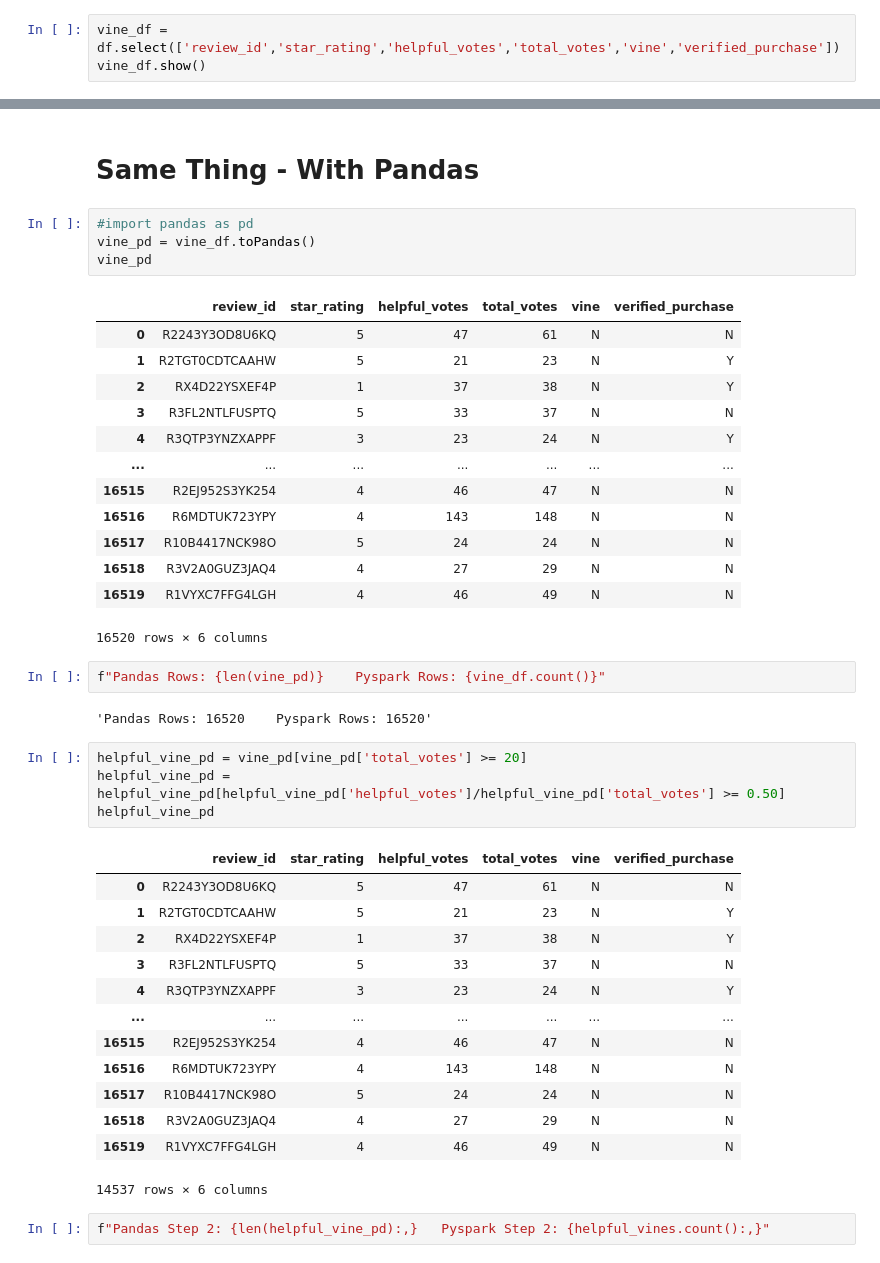
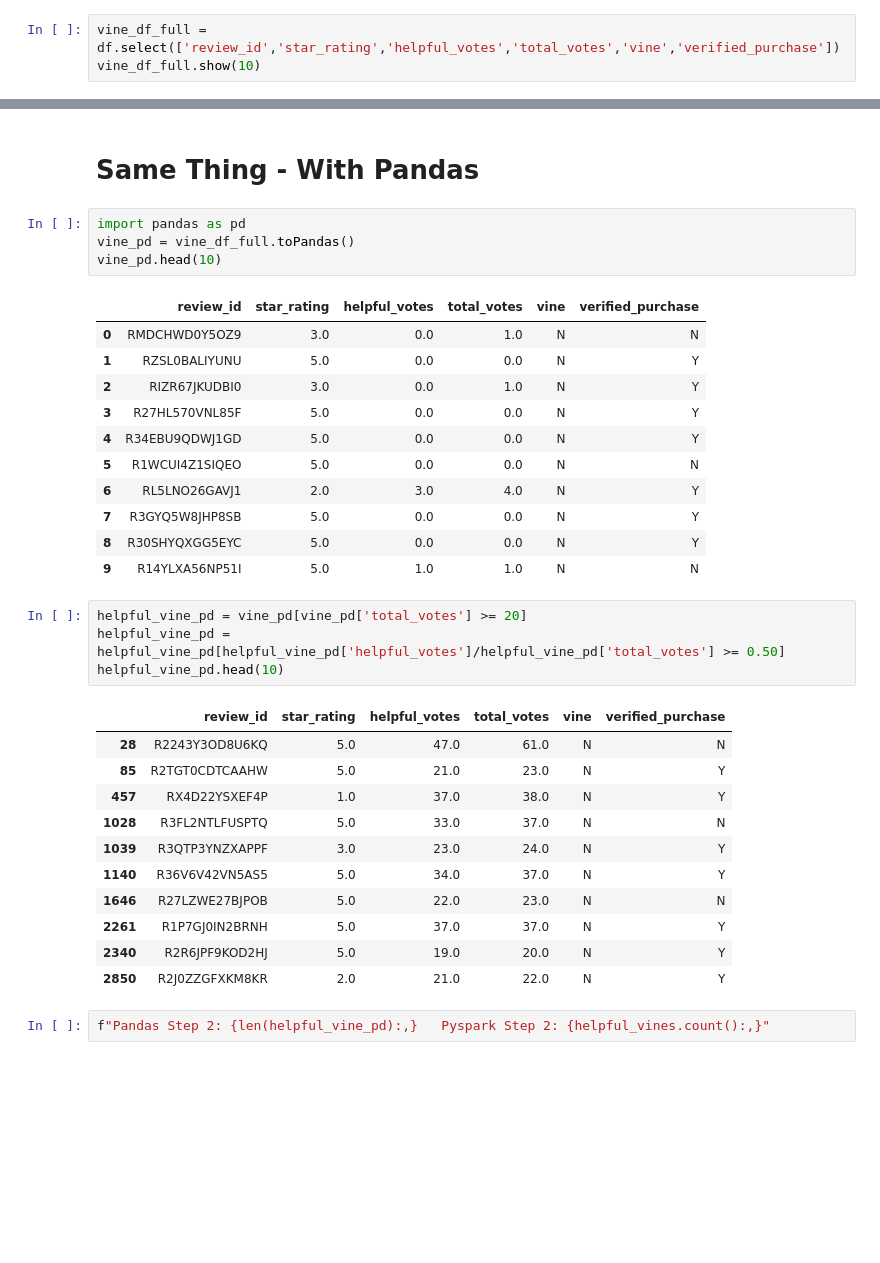
Before and after one commit to TaylorVellios/Amazon_Vine_Analysis, a Jupyter notebook: Vine_Review_Analysis.ipynb, the cells around one changed output, grey strips where cells are left out. Drawn from its saved outputs; the diff is of its cells as text; blank space fills up the shorter version.

Commit message:
Vine Review - Spark and Pandas

```diff
--- a/Vine_Review_Analysis.ipynb
+++ b/Vine_Review_Analysis.ipynb
@@ -83,6 +81,6 @@ only showing top 20 rows
 # %%
-vine_df = df.select(['review_id','star_rating','helpful_votes','total_votes','vine','verified_purchase'])
-vine_df.show()
+vine_df_full = df.select(['review_id','star_rating','helpful_votes','total_votes','vine','verified_purchase'])
+vine_df_full.show(10)
 # %% [output]
 +--------------+-----------+-------------+-----------+----+-----------------+
 |     review_id|star_rating|helpful_votes|total_votes|vine|verified_purchase|
@@ -196,45 +188,37 @@ help_n_sum.withColumn('5_Star_Percent', (help_n_sum['5Star_Reviews']/help_n_sum[
 # %% [markdown]
 # Same Thing - With Pandas
 # %%
-#import pandas as pd
-vine_pd = vine_df.toPandas()
-vine_pd
+import pandas as pd
+vine_pd = vine_df_full.toPandas()
+vine_pd.head(10)
 # %% [output]
 |  | review_id | star_rating | helpful_votes | total_votes | vine | verified_purchase |
-| 0 | R2243Y3OD8U6KQ | 5 | 47 | 61 | N | N |
-| 1 | R2TGT0CDTCAAHW | 5 | 21 | 23 | N | Y |
-| 2 | RX4D22YSXEF4P | 1 | 37 | 38 | N | Y |
-| 3 | R3FL2NTLFUSPTQ | 5 | 33 | 37 | N | N |
-| 4 | R3QTP3YNZXAPPF | 3 | 23 | 24 | N | Y |
-| ... | ... | ... | ... | ... | ... | ... |
-| 16515 | R2EJ952S3YK254 | 4 | 46 | 47 | N | N |
-| 16516 | R6MDTUK723YPY | 4 | 143 | 148 | N | N |
-| 16517 | R10B4417NCK98O | 5 | 24 | 24 | N | N |
-| 16518 | R3V2A0GUZ3JAQ4 | 4 | 27 | 29 | N | N |
-| 16519 | R1VYXC7FFG4LGH | 4 | 46 | 49 | N | N |
+| 0 | RMDCHWD0Y5OZ9 | 3.0 | 0.0 | 1.0 | N | N |
+| 1 | RZSL0BALIYUNU | 5.0 | 0.0 | 0.0 | N | Y |
+| 2 | RIZR67JKUDBI0 | 3.0 | 0.0 | 1.0 | N | Y |
+| 3 | R27HL570VNL85F | 5.0 | 0.0 | 0.0 | N | Y |
+| 4 | R34EBU9QDWJ1GD | 5.0 | 0.0 | 0.0 | N | Y |
+| 5 | R1WCUI4Z1SIQEO | 5.0 | 0.0 | 0.0 | N | N |
+| 6 | RL5LNO26GAVJ1 | 2.0 | 3.0 | 4.0 | N | Y |
+| 7 | R3GYQ5W8JHP8SB | 5.0 | 0.0 | 0.0 | N | Y |
+| 8 | R30SHYQXGG5EYC | 5.0 | 0.0 | 0.0 | N | Y |
+| 9 | R14YLXA56NP51I | 5.0 | 1.0 | 1.0 | N | N |
-16520 rows × 6 columns
-# %%
-f"Pandas Rows: {len(vine_pd)}    Pyspark Rows: {vine_df.count()}"
-# %% [output]
-'Pandas Rows: 16520    Pyspark Rows: 16520'
 # %%
 helpful_vine_pd = vine_pd[vine_pd['total_votes'] >= 20]
 helpful_vine_pd = helpful_vine_pd[helpful_vine_pd['helpful_votes']/helpful_vine_pd['total_votes'] >= 0.50]
-helpful_vine_pd
+helpful_vine_pd.head(10)
 # %% [output]
 |  | review_id | star_rating | helpful_votes | total_votes | vine | verified_purchase |
-| 0 | R2243Y3OD8U6KQ | 5 | 47 | 61 | N | N |
-| 1 | R2TGT0CDTCAAHW | 5 | 21 | 23 | N | Y |
-| 2 | RX4D22YSXEF4P | 1 | 37 | 38 | N | Y |
-| 3 | R3FL2NTLFUSPTQ | 5 | 33 | 37 | N | N |
-| 4 | R3QTP3YNZXAPPF | 3 | 23 | 24 | N | Y |
-| ... | ... | ... | ... | ... | ... | ... |
-| 16515 | R2EJ952S3YK254 | 4 | 46 | 47 | N | N |
-| 16516 | R6MDTUK723YPY | 4 | 143 | 148 | N | N |
-| 16517 | R10B4417NCK98O | 5 | 24 | 24 | N | N |
-| 16518 | R3V2A0GUZ3JAQ4 | 4 | 27 | 29 | N | N |
-| 16519 | R1VYXC7FFG4LGH | 4 | 46 | 49 | N | N |
+| 28 | R2243Y3OD8U6KQ | 5.0 | 47.0 | 61.0 | N | N |
+| 85 | R2TGT0CDTCAAHW | 5.0 | 21.0 | 23.0 | N | Y |
+| 457 | RX4D22YSXEF4P | 1.0 | 37.0 | 38.0 | N | Y |
+| 1028 | R3FL2NTLFUSPTQ | 5.0 | 33.0 | 37.0 | N | N |
+| 1039 | R3QTP3YNZXAPPF | 3.0 | 23.0 | 24.0 | N | Y |
+| 1140 | R36V6V42VN5AS5 | 5.0 | 34.0 | 37.0 | N | Y |
+| 1646 | R27LZWE27BJPOB | 5.0 | 22.0 | 23.0 | N | N |
+| 2261 | R1P7GJ0IN2BRNH | 5.0 | 37.0 | 37.0 | N | Y |
+| 2340 | R2R6JPF9KOD2HJ | 5.0 | 19.0 | 20.0 | N | Y |
+| 2850 | R2J0ZZGFXKM8KR | 2.0 | 21.0 | 22.0 | N | Y |
-14537 rows × 6 columns
 # %%
 f"Pandas Step 2: {len(helpful_vine_pd):,}   Pyspark Step 2: {helpful_vines.count():,}"
 # %% [output]
```
Also changed, not shown: parts of 7 cells of this notebook.
